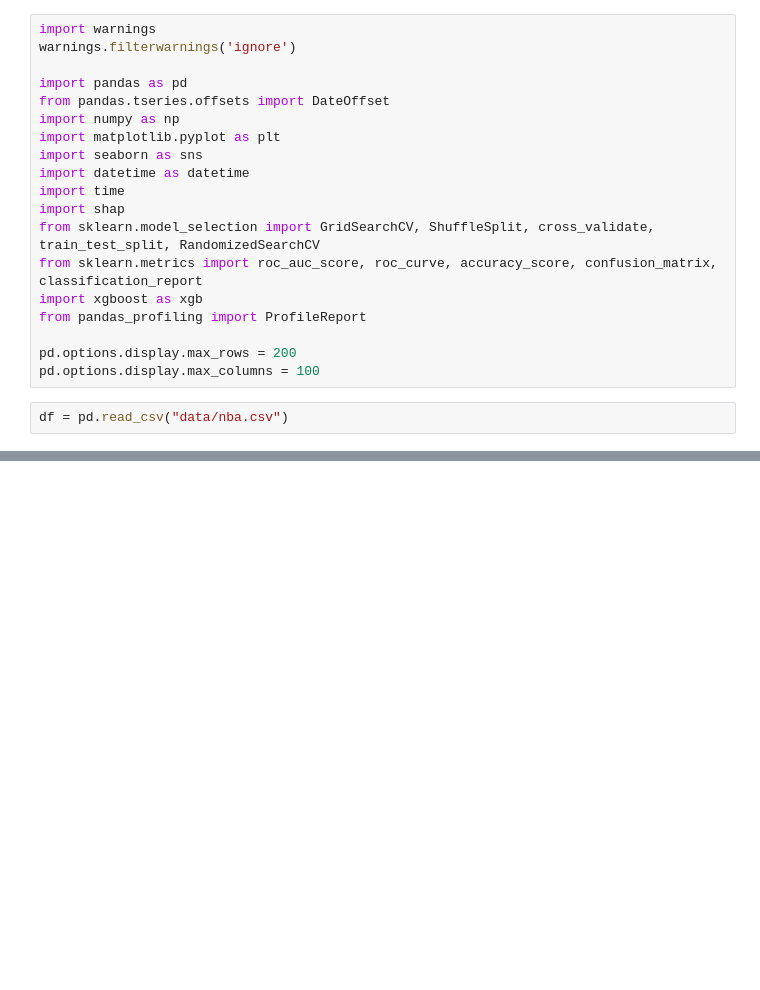
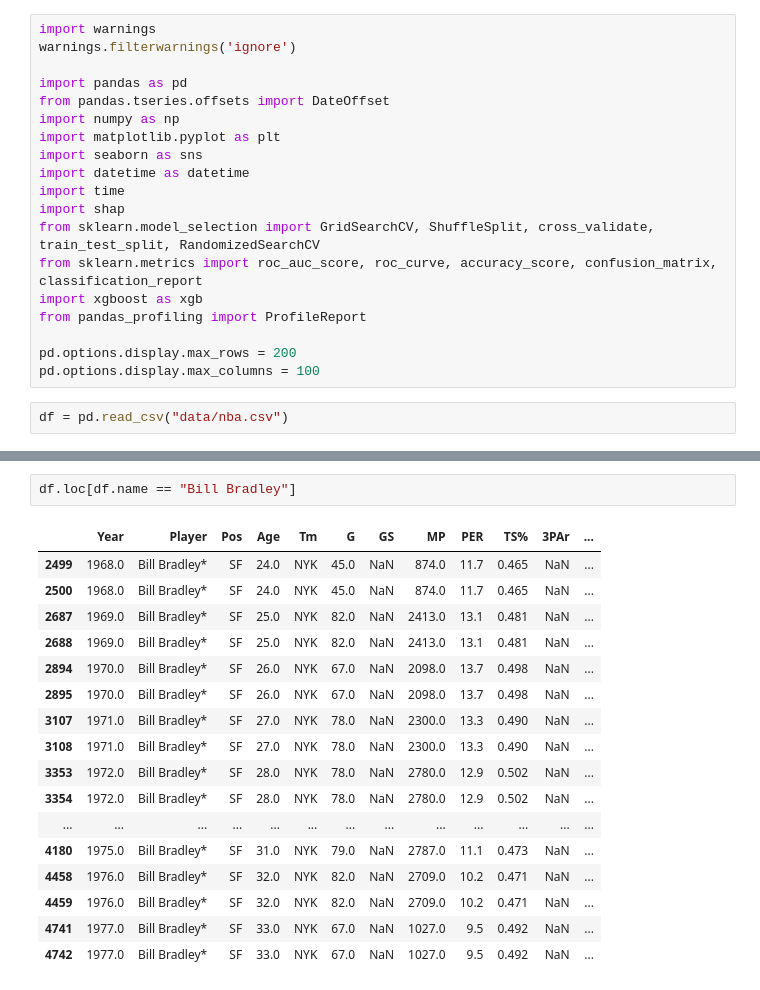
Before and after one commit to alev30/sideprojects, a Jupyter notebook: nba_sideprojects/nba_eda.ipynb, the cells around one changed output, grey strips where cells are left out. Drawn from its saved outputs; the diff is of its cells as text; blank space fills up the shorter version.

```diff
--- a/nba_sideprojects/nba_eda.ipynb
+++ b/nba_sideprojects/nba_eda.ipynb
@@ -85,0 +147,20 @@ df.loc[df.name == "Michael Jordan"]
+# %%
+df.loc[df.name == "Bill Bradley"]
+# %% [output]
+|  | Year | Player | Pos | Age | Tm | G | GS | MP | PER | TS% | 3PAr | ... |
+| 2499 | 1968.0 | Bill Bradley* | SF | 24.0 | NYK | 45.0 | NaN | 874.0 | 11.7 | 0.465 | NaN | ... |
+| 2500 | 1968.0 | Bill Bradley* | SF | 24.0 | NYK | 45.0 | NaN | 874.0 | 11.7 | 0.465 | NaN | ... |
+| 2687 | 1969.0 | Bill Bradley* | SF | 25.0 | NYK | 82.0 | NaN | 2413.0 | 13.1 | 0.481 | NaN | ... |
+| 2688 | 1969.0 | Bill Bradley* | SF | 25.0 | NYK | 82.0 | NaN | 2413.0 | 13.1 | 0.481 | NaN | ... |
+| 2894 | 1970.0 | Bill Bradley* | SF | 26.0 | NYK | 67.0 | NaN | 2098.0 | 13.7 | 0.498 | NaN | ... |
+| 2895 | 1970.0 | Bill Bradley* | SF | 26.0 | NYK | 67.0 | NaN | 2098.0 | 13.7 | 0.498 | NaN | ... |
+| 3107 | 1971.0 | Bill Bradley* | SF | 27.0 | NYK | 78.0 | NaN | 2300.0 | 13.3 | 0.490 | NaN | ... |
+| 3108 | 1971.0 | Bill Bradley* | SF | 27.0 | NYK | 78.0 | NaN | 2300.0 | 13.3 | 0.490 | NaN | ... |
+| 3353 | 1972.0 | Bill Bradley* | SF | 28.0 | NYK | 78.0 | NaN | 2780.0 | 12.9 | 0.502 | NaN | ... |
+| 3354 | 1972.0 | Bill Bradley* | SF | 28.0 | NYK | 78.0 | NaN | 2780.0 | 12.9 | 0.502 | NaN | ... |
+| ... | ... | ... | ... | ... | ... | ... | ... | ... | ... | ... | ... | ... |
+| 4180 | 1975.0 | Bill Bradley* | SF | 31.0 | NYK | 79.0 | NaN | 2787.0 | 11.1 | 0.473 | NaN | ... |
+| 4458 | 1976.0 | Bill Bradley* | SF | 32.0 | NYK | 82.0 | NaN | 2709.0 | 10.2 | 0.471 | NaN | ... |
+| 4459 | 1976.0 | Bill Bradley* | SF | 32.0 | NYK | 82.0 | NaN | 2709.0 | 10.2 | 0.471 | NaN | ... |
+| 4741 | 1977.0 | Bill Bradley* | SF | 33.0 | NYK | 67.0 | NaN | 1027.0 | 9.5 | 0.492 | NaN | ... |
+| 4742 | 1977.0 | Bill Bradley* | SF | 33.0 | NYK | 67.0 | NaN | 1027.0 | 9.5 | 0.492 | NaN | ... |
```
Also changed, not shown: parts of 14 cells of this notebook, 1 other file.
